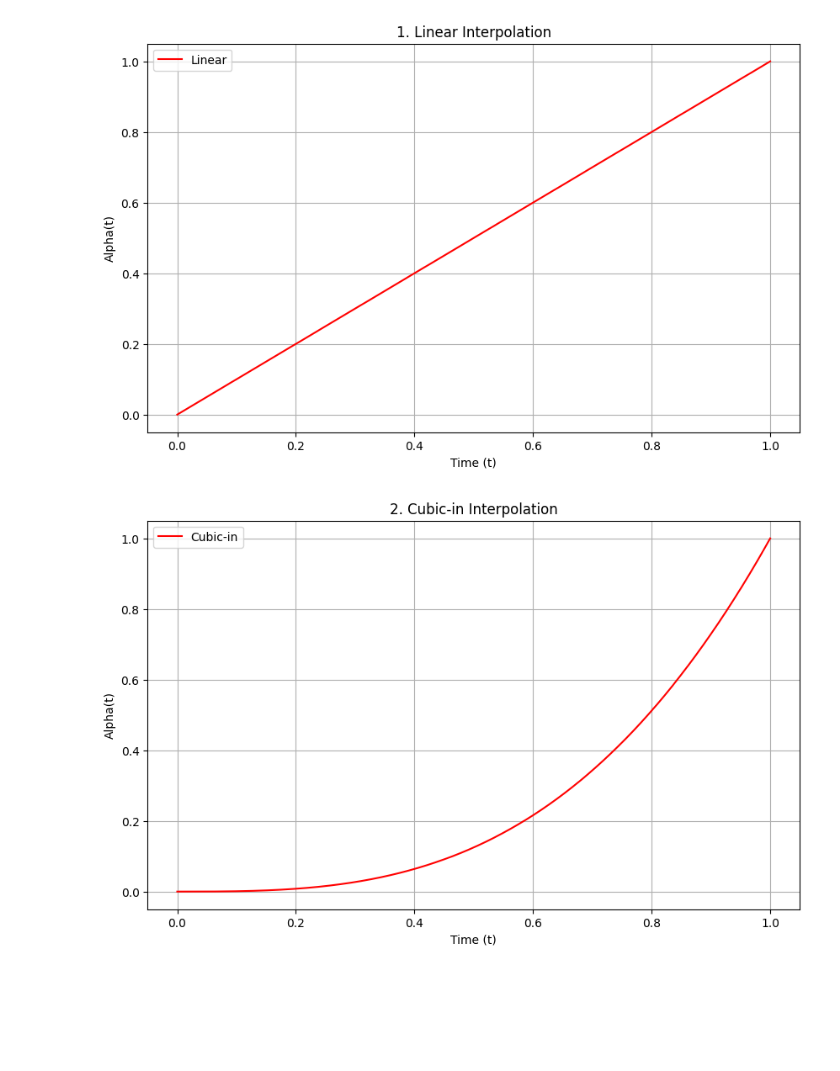
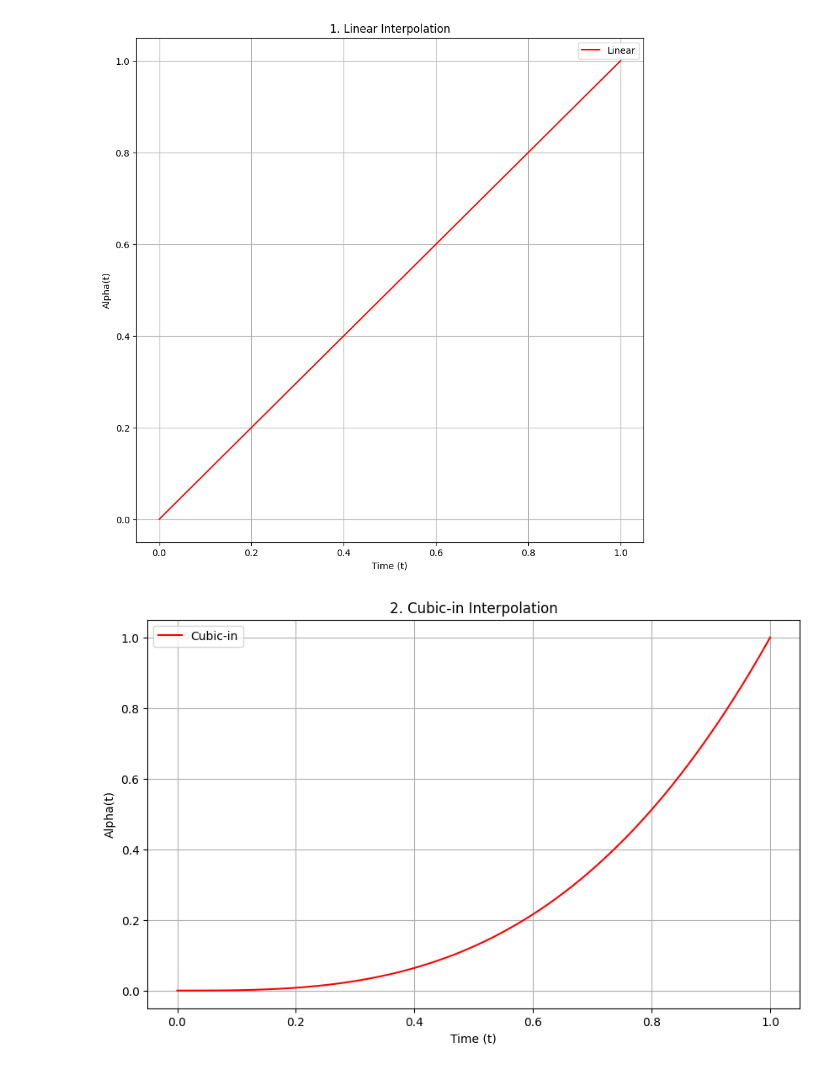
Before and after one commit to Liuzkai/PythonScript, a Jupyter notebook: Script/Curves/BlendCurve.ipynb, the cells around one changed output. Cells and saved outputs as stored; diff of their text form; code cells hidden in the pictures; blank space fills up the shorter version.

```diff
--- a/Script/Curves/BlendCurve.ipynb
+++ b/Script/Curves/BlendCurve.ipynb
@@ -1,23 +1,23 @@
 # %%
 import numpy as np
 import matplotlib.pyplot as plt
 
 t = np.linspace(0, 1, 1000)
 
 # 1. Linear
 def alpha_linear(t):
     return t
 
-plt.figure(figsize=(10, 6))
+plt.figure(figsize=(10, 10))
 plt.plot(t, alpha_linear(t), 'r-', label='Linear')
 plt.title('1. Linear Interpolation')
 plt.xlabel('Time (t)')
 plt.ylabel('Alpha(t)')
 plt.grid(True)
 plt.legend()
 plt.show()
 # %% [output]
-[figure, old version]
+[figure, new version]
 # %%
 # 2. Cubic-in
 import numpy as np
```
Also changed, not shown: 1 other file.
